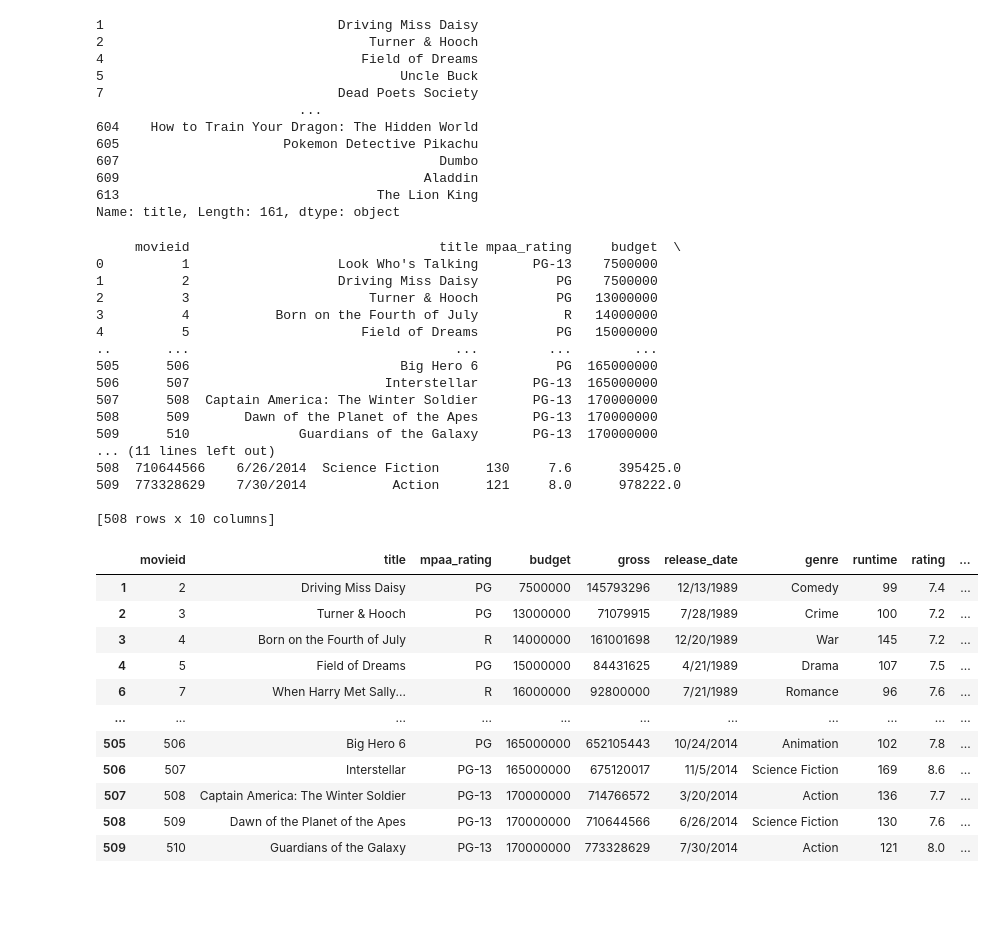
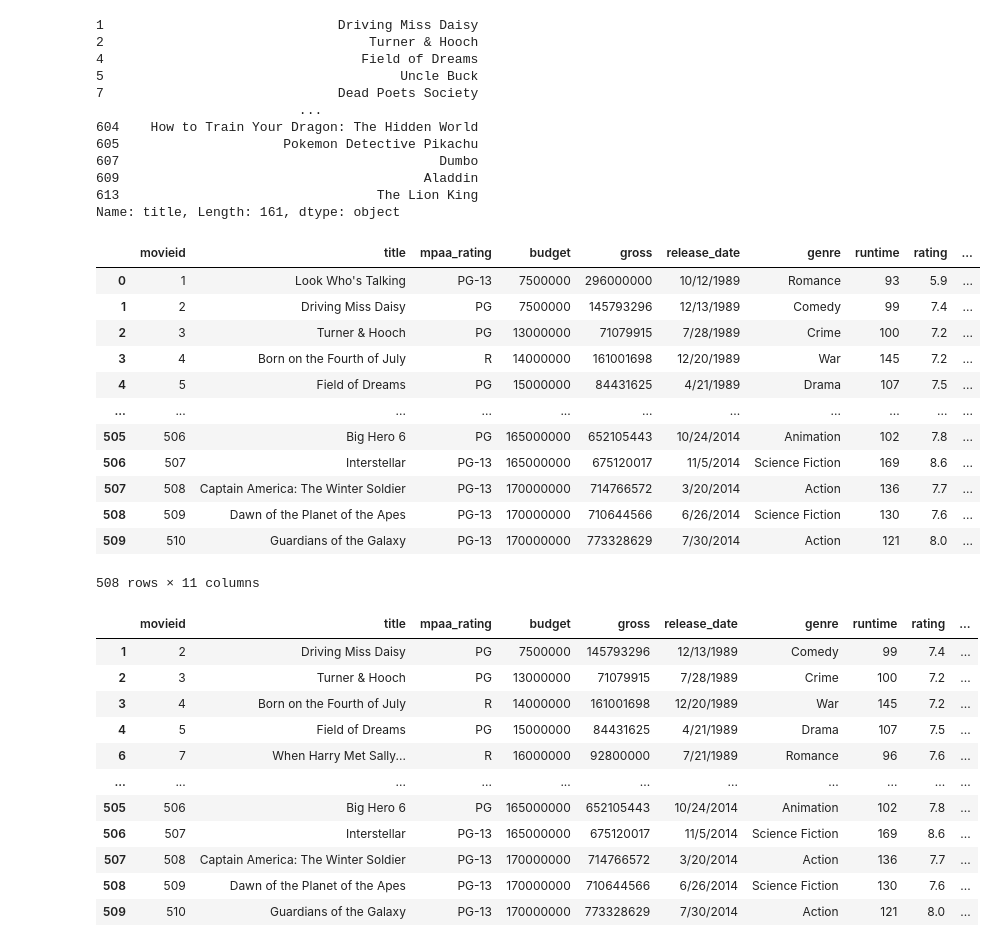
Before and after one commit to RHout19/Project-1, a Jupyter notebook: Model 1/Project 1/Sprint_4_Panda.ipynb, the cells around one changed output. Drawn from its saved outputs; the diff is of its cells as text; code cells hidden in the pictures; blank space fills up the shorter version.

```diff
--- a/Model 1/Project 1/Sprint_4_Panda.ipynb
+++ b/Model 1/Project 1/Sprint_4_Panda.ipynb
@@ -148,26 +146,22 @@ Name: title, Length: 161, dtype: object
 # %%
 #How to filter out rows with empty columns
 mv1 = mv.dropna(thresh= 10)
 
-print(mv1)
+display(mv1)
 # %% [output]
+|  | movieid | title | mpaa_rating | budget | gross | release_date | genre | runtime | rating | ... |
+| 0 | 1 | Look Who's Talking | PG-13 | 7500000 | 296000000 | 10/12/1989 | Romance | 93 | 5.9 | ... |
+| 1 | 2 | Driving Miss Daisy | PG | 7500000 | 145793296 | 12/13/1989 | Comedy | 99 | 7.4 | ... |
+| 2 | 3 | Turner & Hooch | PG | 13000000 | 71079915 | 7/28/1989 | Crime | 100 | 7.2 | ... |
+| 3 | 4 | Born on the Fourth of July | R | 14000000 | 161001698 | 12/20/1989 | War | 145 | 7.2 | ... |
+| 4 | 5 | Field of Dreams | PG | 15000000 | 84431625 | 4/21/1989 | Drama | 107 | 7.5 | ... |
+| ... | ... | ... | ... | ... | ... | ... | ... | ... | ... | ... |
+| 505 | 506 | Big Hero 6 | PG | 165000000 | 652105443 | 10/24/2014 | Animation | 102 | 7.8 | ... |
+| 506 | 507 | Interstellar | PG-13 | 165000000 | 675120017 | 11/5/2014 | Science Fiction | 169 | 8.6 | ... |
+| 507 | 508 | Captain America: The Winter Soldier | PG-13 | 170000000 | 714766572 | 3/20/2014 | Action | 136 | 7.7 | ... |
+| 508 | 509 | Dawn of the Planet of the Apes | PG-13 | 170000000 | 710644566 | 6/26/2014 | Science Fiction | 130 | 7.6 | ... |
+| 509 | 510 | Guardians of the Galaxy | PG-13 | 170000000 | 773328629 | 7/30/2014 | Action | 121 | 8.0 | ... |
-     movieid                                title mpaa_rating     budget  \
-0          1                   Look Who's Talking       PG-13    7500000
-1          2                   Driving Miss Daisy          PG    7500000
-2          3                       Turner & Hooch          PG   13000000
-3          4           Born on the Fourth of July           R   14000000
-4          5                      Field of Dreams          PG   15000000
-..       ...                                  ...         ...        ...
-505      506                           Big Hero 6          PG  165000000
-506      507                         Interstellar       PG-13  165000000
-507      508  Captain America: The Winter Soldier       PG-13  170000000
-508      509       Dawn of the Planet of the Apes       PG-13  170000000
-509      510              Guardians of the Galaxy       PG-13  170000000
-... (11 lines left out)
-508  710644566    6/26/2014  Science Fiction      130     7.6      395425.0
-509  773328629    7/30/2014           Action      121     8.0      978222.0
-
-[508 rows x 10 columns]
+508 rows × 11 columns
 # %%
 #Exercise 1 | show the movies with more than 7 in Rating & greater than 50 million Gross
 
```
Also changed, not shown: parts of 4 cells of this notebook, 3 other files.
